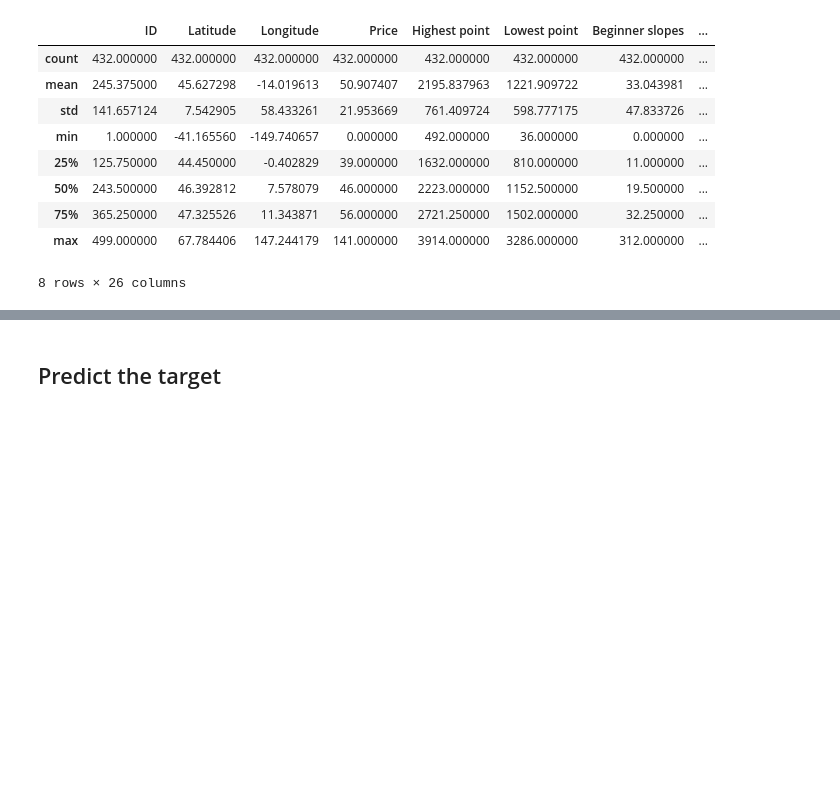
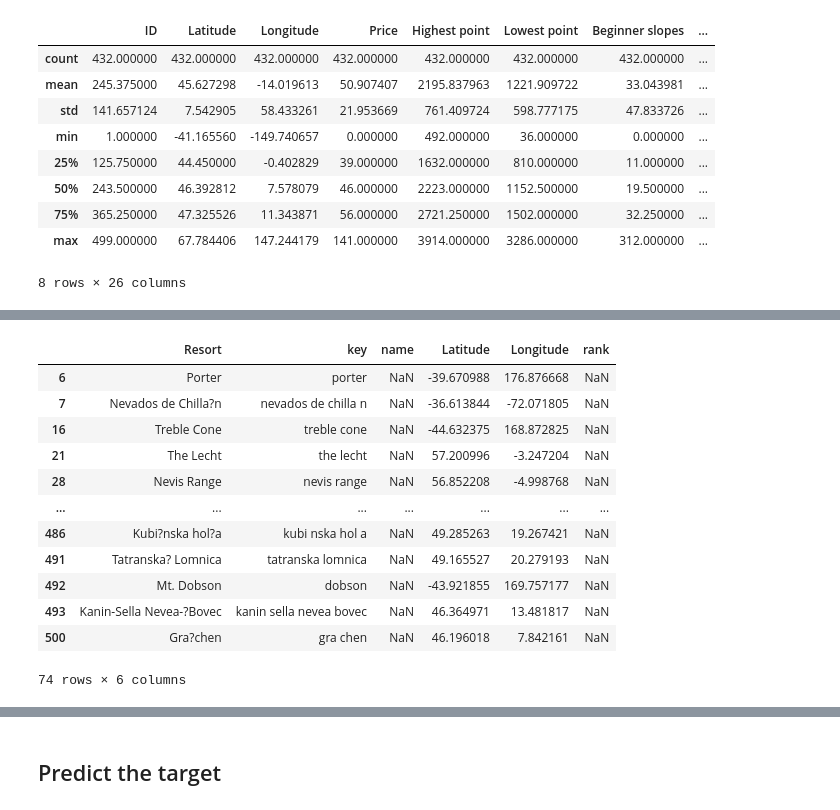
Before and after one commit to matansol/causal-inference-course, a Jupyter notebook: project/project.ipynb, the cells around one changed output, grey strips where cells are left out. Saved outputs shown, nothing was run; the diff lists cells and outputs as text; code cells hidden in the pictures; blank space fills up the shorter version.

```diff
--- a/project/project.ipynb
+++ b/project/project.ipynb
@@ -243,0 +447,17 @@ merged.describe()
+# %%
+# resorts without a rank match
+merged[merged['rank'].isna()][['Resort', 'key', "name", "Latitude", "Longitude", "rank"]]
+# %% [output]
+|  | Resort | key | name | Latitude | Longitude | rank |
+| 6 | Porter | porter | NaN | -39.670988 | 176.876668 | NaN |
+| 7 | Nevados de Chilla?n | nevados de chilla n | NaN | -36.613844 | -72.071805 | NaN |
+| 16 | Treble Cone | treble cone | NaN | -44.632375 | 168.872825 | NaN |
+| 21 | The Lecht | the lecht | NaN | 57.200996 | -3.247204 | NaN |
+| 28 | Nevis Range | nevis range | NaN | 56.852208 | -4.998768 | NaN |
+| ... | ... | ... | ... | ... | ... | ... |
+| 486 | Kubi?nska hol?a | kubi nska hol a | NaN | 49.285263 | 19.267421 | NaN |
+| 491 | Tatranska? Lomnica | tatranska lomnica | NaN | 49.165527 | 20.279193 | NaN |
+| 492 | Mt. Dobson | dobson | NaN | -43.921855 | 169.757177 | NaN |
+| 493 | Kanin-Sella Nevea-?Bovec | kanin sella nevea bovec | NaN | 46.364971 | 13.481817 | NaN |
+| 500 | Gra?chen | gra chen | NaN | 46.196018 | 7.842161 | NaN |
+74 rows × 6 columns
```
Also changed, not shown: parts of 26 cells of this notebook, 2 other files.
